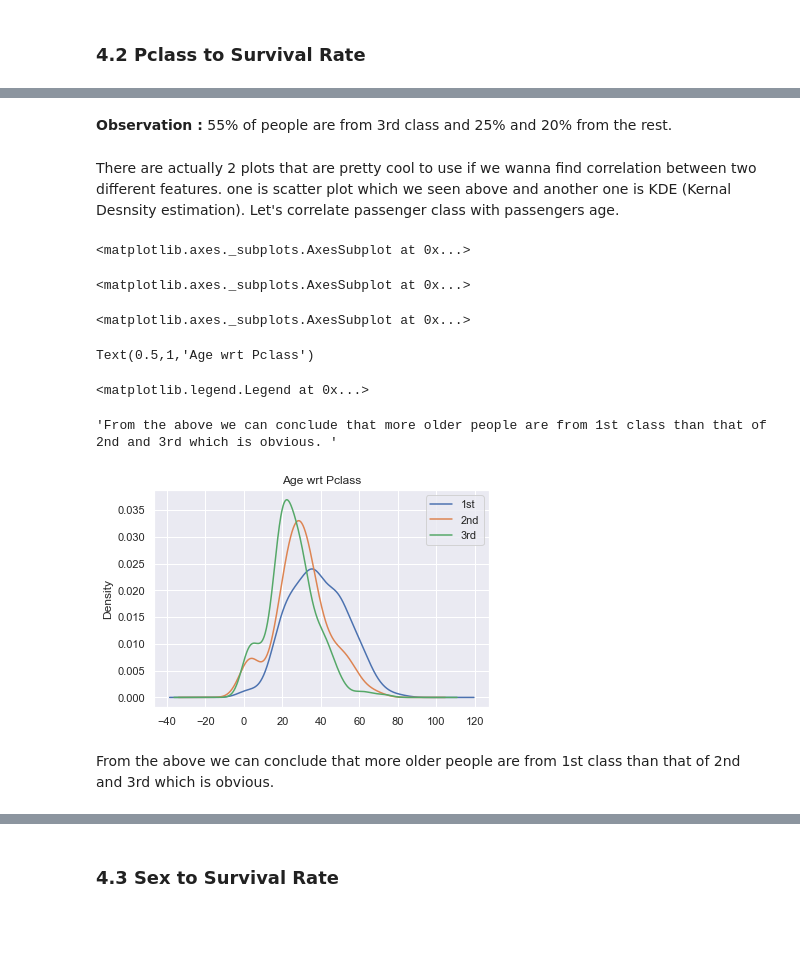
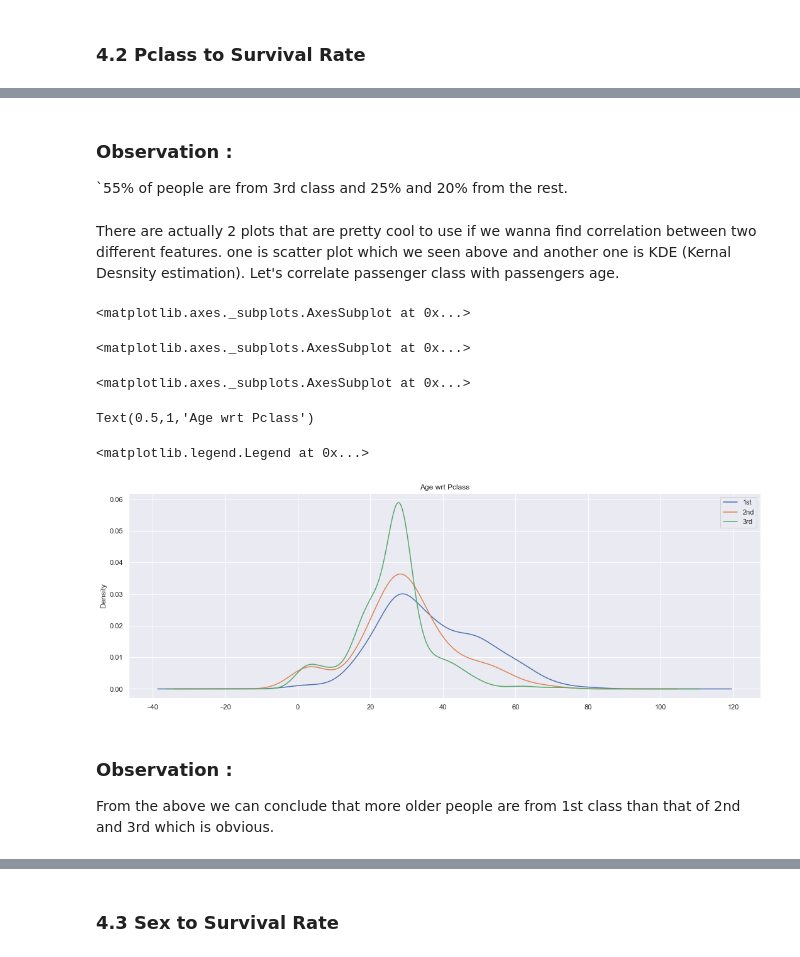
Before and after one commit to TJ-DS/ExploratoryDataAnalysis-EDA, a Jupyter notebook: TitanicDataset/TitanicDataset.ipynb, the cells around one changed output, grey strips where cells are left out. Drawn from its saved outputs; the diff is of its cells as text; code cells hidden in the pictures; blank space fills up the shorter version.

```diff
--- a/TitanicDataset/TitanicDataset.ipynb
+++ b/TitanicDataset/TitanicDataset.ipynb
@@ -603,21 +649,23 @@ Text(0.5,1,'Plot for Class Count.')
 # %% [markdown]
-__Observation :__ 55% of people are from 3rd class and 25% and 20% from the rest.
+### Observation :
+`55% of people are from 3rd class and 25% and 20% from the rest.
 # %% [markdown]
 There are actually 2 plots that are pretty cool to use if we wanna find correlation between two different features. one is scatter plot which we seen above and another one is KDE (Kernal Desnsity estimation). Let's correlate passenger class with passengers age.
 # %%
+fig = plt.figure(figsize=(18,6))      ## To get a figure with proper structure
 for x in [1,2,3]:    ## for 3 classes
     TitanicData.Age[TitanicData.Pclass == x].plot(kind="kde")
 plt.title("Age wrt Pclass")
 plt.legend(("1st","2nd","3rd"))
 # %% [output]
 <matplotlib.axes._subplots.AxesSubplot at 0x...>
 <matplotlib.axes._subplots.AxesSubplot at 0x...>
 <matplotlib.axes._subplots.AxesSubplot at 0x...>
 Text(0.5,1,'Age wrt Pclass')
 <matplotlib.legend.Legend at 0x...>
-'From the above we can conclude that more older people are from 1st class than that of 2nd and 3rd which is obvious. '
-[figure, old version]
+[figure, new version]
 # %% [markdown]
+### Observation :
 From the above we can conclude that more older people are from 1st class than that of 2nd and 3rd which is obvious.
 # %% [markdown]
 <a id = section43></a>
```
Also changed, not shown: parts of 52 cells of this notebook.
